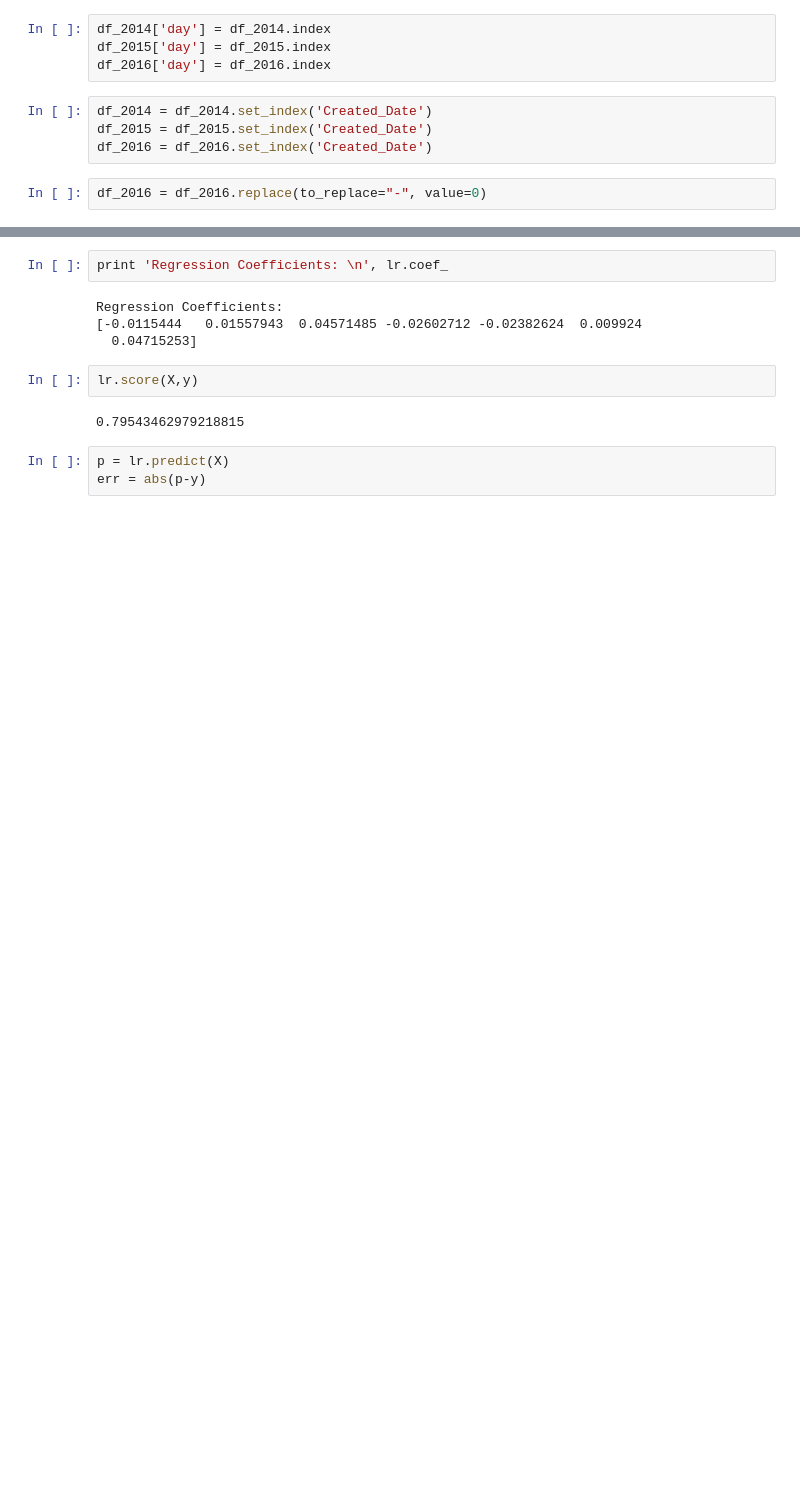
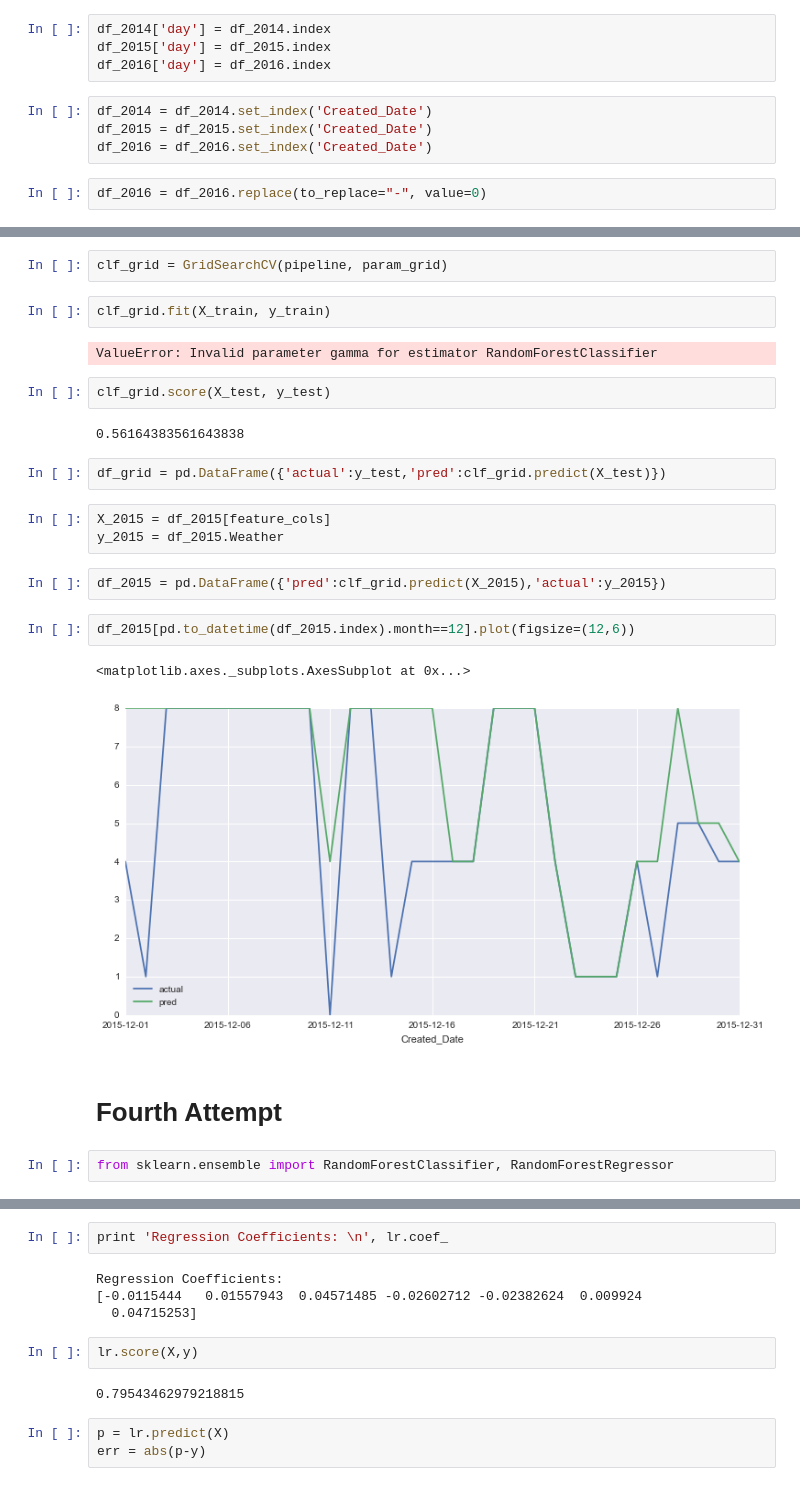
Before and after one commit to Whitepatrick/311_holidays, a Jupyter notebook: clean_data/final/nyc/new_explore.ipynb, the cells around one changed output, grey strips where cells are left out. Cells and saved outputs as stored; diff of their text form; blank space fills up the shorter version.

```diff
--- a/clean_data/final/nyc/new_explore.ipynb
+++ b/clean_data/final/nyc/new_explore.ipynb
@@ -82,0 +164,26 @@ svr = SVR()
+# %%
+clf_grid = GridSearchCV(pipeline, param_grid)
+# %%
+clf_grid.fit(X_train, y_train)
+# %% [output]
+ValueError: Invalid parameter gamma for estimator RandomForestClassifier
+# %%
+clf_grid.score(X_test, y_test)
+# %% [output]
+0.56164383561643838
+# %%
+df_grid = pd.DataFrame({'actual':y_test,'pred':clf_grid.predict(X_test)})
+# %%
+X_2015 = df_2015[feature_cols]
+y_2015 = df_2015.Weather
+# %%
+df_2015 = pd.DataFrame({'pred':clf_grid.predict(X_2015),'actual':y_2015})
+# %%
+df_2015[pd.to_datetime(df_2015.index).month==12].plot(figsize=(12,6))
+# %% [output]
+<matplotlib.axes._subplots.AxesSubplot at 0x...>
+[figure, added]
+# %% [markdown]
+# Fourth Attempt
+# %%
+from sklearn.ensemble import RandomForestClassifier, RandomForestRegressor
```
Also changed, not shown: parts of 34 cells of this notebook.
